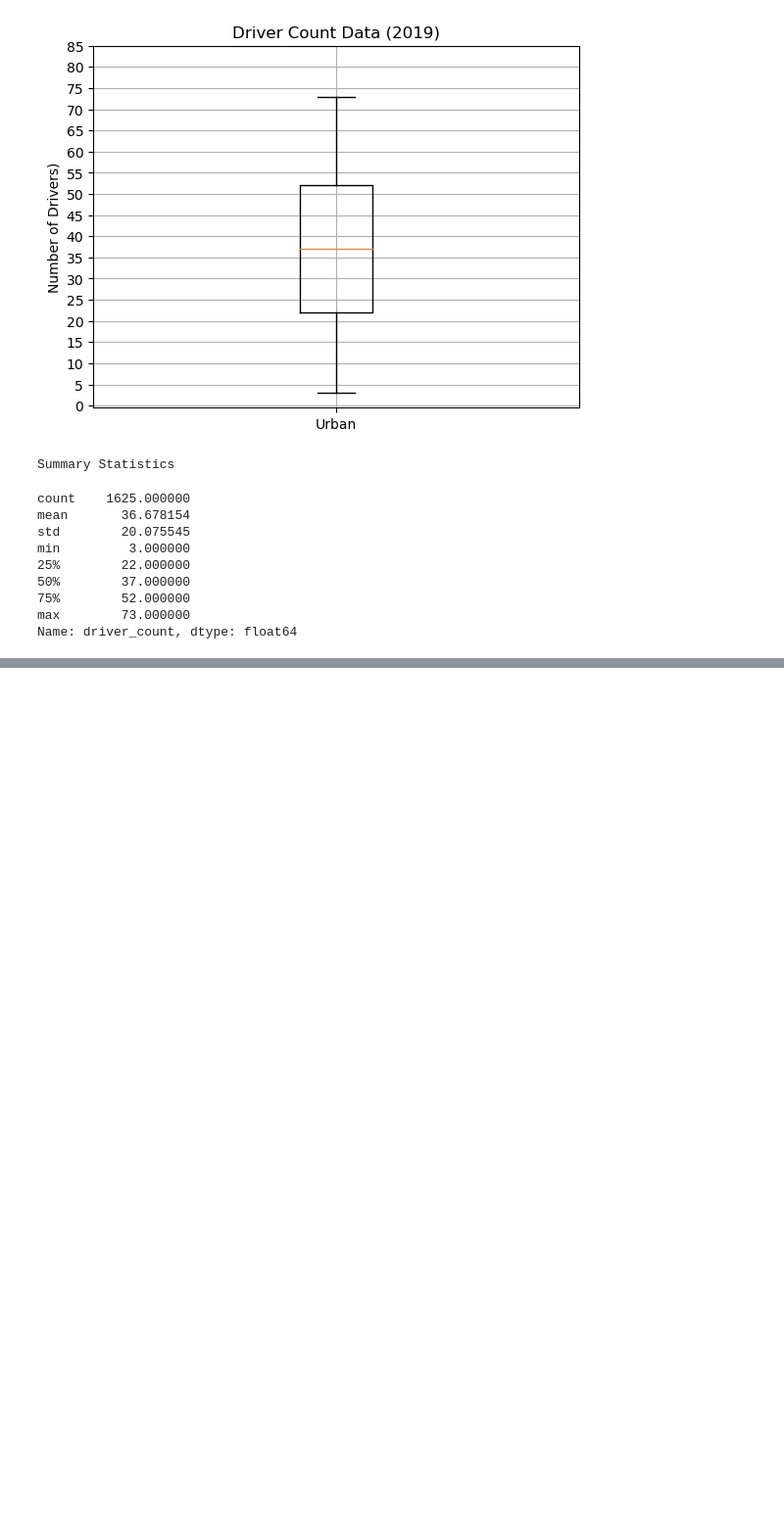
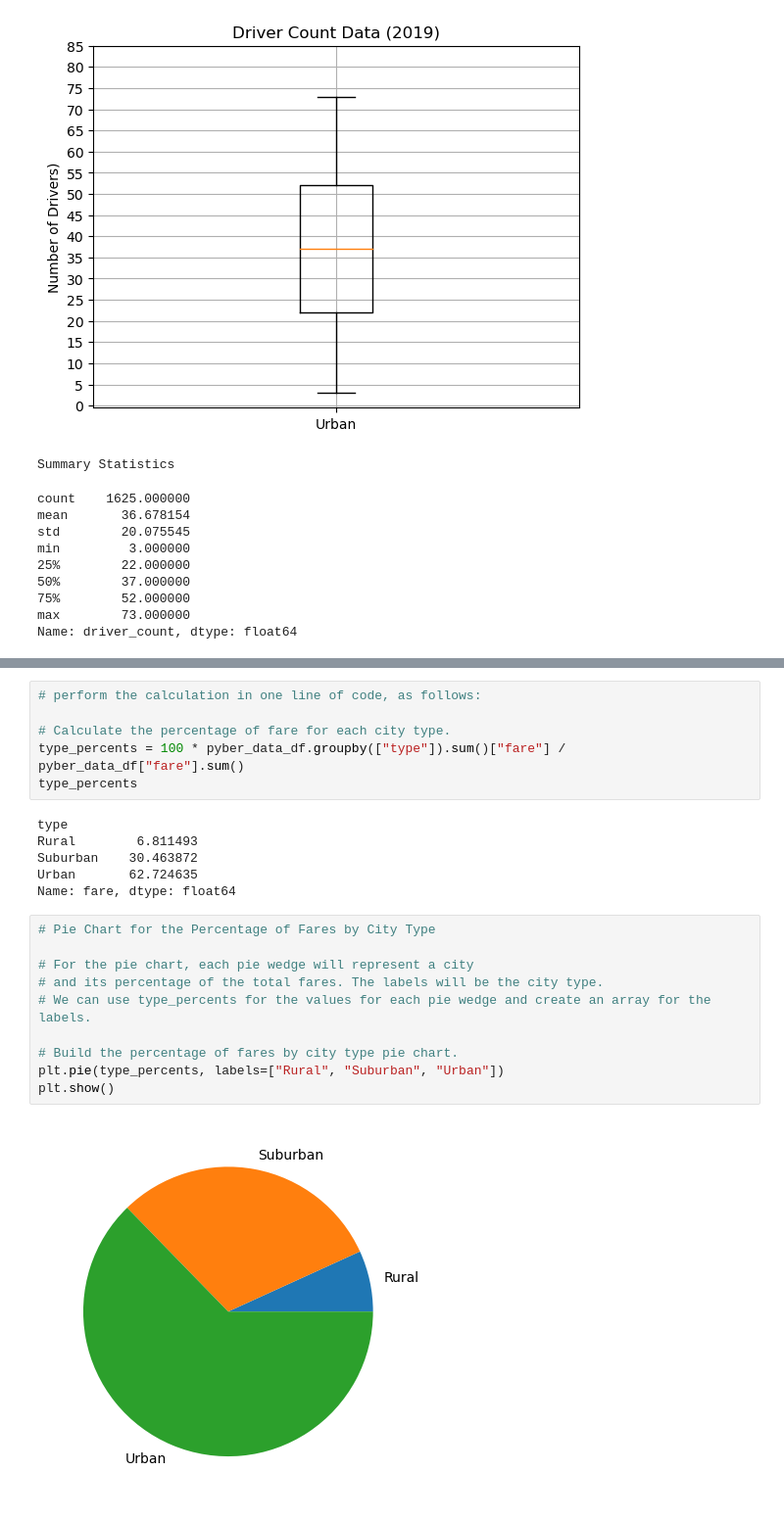
Before and after one commit to MilosPopov007/PyBer_Analysis, a Jupyter notebook: PyBer.ipynb, the cells around one changed output, grey strips where cells are left out. Shown: that part at 98% size. Cells and saved outputs as stored; diff of their text form; blank space fills up the shorter version.

```diff
--- a/PyBer.ipynb
+++ b/PyBer.ipynb
@@ -823,0 +862,24 @@ plt.show()
+# %%
+# perform the calculation in one line of code, as follows:
+
+# Calculate the percentage of fare for each city type.
+type_percents = 100 * pyber_data_df.groupby(["type"]).sum()["fare"] / pyber_data_df["fare"].sum()
+type_percents
+# %% [output]
+type
+Rural        6.811493
+Suburban    30.463872
+Urban       62.724635
+Name: fare, dtype: float64
+# %%
+# Pie Chart for the Percentage of Fares by City Type
+
+# For the pie chart, each pie wedge will represent a city
+# and its percentage of the total fares. The labels will be the city type.
+# We can use type_percents for the values for each pie wedge and create an array for the labels.
+
+# Build the percentage of fares by city type pie chart.
+plt.pie(type_percents, labels=["Rural", "Suburban", "Urban"])
+plt.show()
+# %% [output]
+[figure, added]
```
Also changed, not shown: parts of 9 cells of this notebook, 2 other files.
